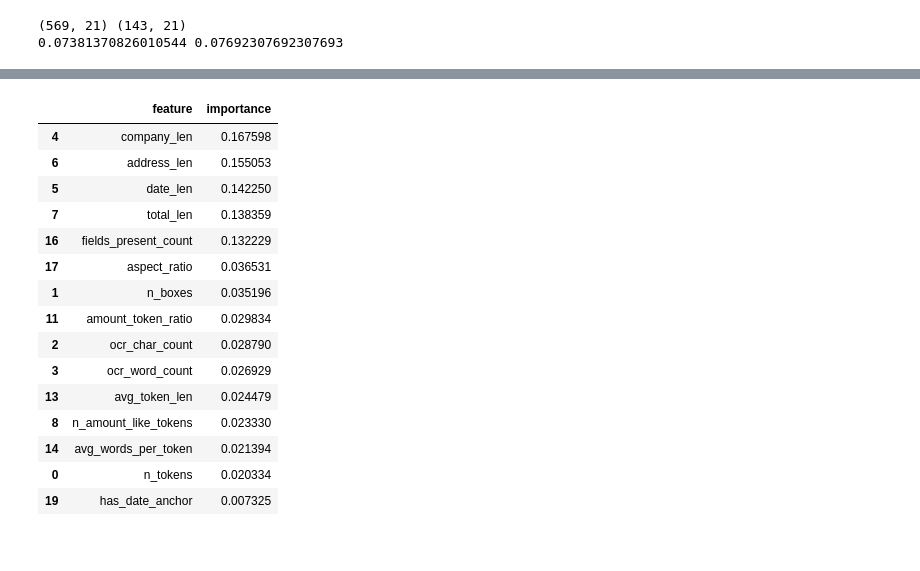
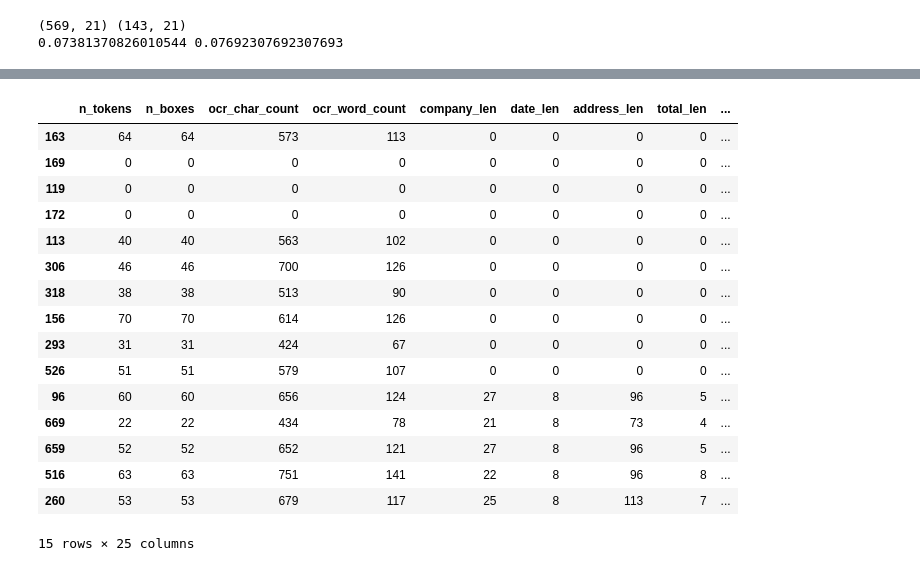
Before and after one commit to codylejang/Gated-Risk-MCP, a Jupyter notebook: notebooks/sroie_light_models.ipynb, the cells around one changed output, grey strips where cells are left out. Drawn from its saved outputs; the diff is of its cells as text; code cells hidden in the pictures.

```diff
--- a/notebooks/sroie_light_models.ipynb
+++ b/notebooks/sroie_light_models.ipynb
@@ -140,0 +157,23 @@ display(model_results_df)
+# %%
+# map model names to fitted model objects so later cells can inspect the selected best model
+model_map = {
+    "logistic_regression": log_reg,
+    "decision_tree_depth4": tree,
+    "random_forest_depth6": rf,
+    "gradient_boosting": gb,
+}
+
+best_model = model_map[best_model_name]
+# %%
+# inspect feature importance for the selected best tree-based model when available
+best_model.fit(X_train, y_train)
+
+if hasattr(best_model, "feature_importances_"):
+    feature_importance_df = pd.DataFrame({
+        "feature": FEATURE_COLS,
+        "importance": best_model.feature_importances_,
+    }).sort_values("importance", ascending=False)
+
+    display(feature_importance_df.head(15))
+else:
+    print(f"{best_model_name} does not expose feature_importances_")
@@ -141,30 +197,39 @@ display(model_results_df)
 # %%
-# inspect feature importance from the best tree-based model
-rf.fit(X_train, y_train)
+# inspect a few predicted high-risk receipts from the selected best model
+if hasattr(best_model, "predict_proba"):
+    best_scores = best_model.predict_proba(X_test)[:, 1]
+else:
+    best_scores = best_model.decision_function(X_test)
 
-feature_importance_df = pd.DataFrame({
-    "feature": FEATURE_COLS,
-    "importance": rf.feature_importances_,
-}).sort_values("importance", ascending=False)
+best_pred_df = X_test.copy()
+best_pred_df["doc_id"] = sroie_model_df.loc[X_test.index, "doc_id"]
+best_pred_df["y_true"] = y_test
+best_pred_df["model_score"] = best_scores
+best_pred_df["model_pred"] = (best_scores >= 0.5).astype(int)
 
-display(feature_importance_df.head(15))
+display(
+    best_pred_df
+    .sort_values("model_score", ascending=False)
+    .head(15)
+)
 # %% [output]
-|  | feature | importance |
-| 4 | company_len | 0.167598 |
-| 6 | address_len | 0.155053 |
-| 5 | date_len | 0.142250 |
-| 7 | total_len | 0.138359 |
-| 16 | fields_present_count | 0.132229 |
-| 17 | aspect_ratio | 0.036531 |
-| 1 | n_boxes | 0.035196 |
-| 11 | amount_token_ratio | 0.029834 |
-| 2 | ocr_char_count | 0.028790 |
-| 3 | ocr_word_count | 0.026929 |
-| 13 | avg_token_len | 0.024479 |
-| 8 | n_amount_like_tokens | 0.023330 |
-| 14 | avg_words_per_token | 0.021394 |
-| 0 | n_tokens | 0.020334 |
-| 19 | has_date_anchor | 0.007325 |
+|  | n_tokens | n_boxes | ocr_char_count | ocr_word_count | company_len | date_len | address_len | total_len | ... |
+| 163 | 64 | 64 | 573 | 113 | 0 | 0 | 0 | 0 | ... |
+| 169 | 0 | 0 | 0 | 0 | 0 | 0 | 0 | 0 | ... |
+| 119 | 0 | 0 | 0 | 0 | 0 | 0 | 0 | 0 | ... |
+| 172 | 0 | 0 | 0 | 0 | 0 | 0 | 0 | 0 | ... |
+| 113 | 40 | 40 | 563 | 102 | 0 | 0 | 0 | 0 | ... |
+| 306 | 46 | 46 | 700 | 126 | 0 | 0 | 0 | 0 | ... |
+| 318 | 38 | 38 | 513 | 90 | 0 | 0 | 0 | 0 | ... |
+| 156 | 70 | 70 | 614 | 126 | 0 | 0 | 0 | 0 | ... |
+| 293 | 31 | 31 | 424 | 67 | 0 | 0 | 0 | 0 | ... |
+| 526 | 51 | 51 | 579 | 107 | 0 | 0 | 0 | 0 | ... |
+| 96 | 60 | 60 | 656 | 124 | 27 | 8 | 96 | 5 | ... |
+| 669 | 22 | 22 | 434 | 78 | 21 | 8 | 73 | 4 | ... |
+| 659 | 52 | 52 | 652 | 121 | 27 | 8 | 96 | 5 | ... |
+| 516 | 63 | 63 | 751 | 141 | 22 | 8 | 96 | 8 | ... |
+| 260 | 53 | 53 | 679 | 117 | 25 | 8 | 113 | 7 | ... |
+15 rows × 25 columns
 # %%
 # inspect a few predicted high-risk receipts from the random forest
 rf_scores = rf.predict_proba(X_test)[:, 1]
```
Also changed, not shown: parts of 3 cells of this notebook, 3 other files.
